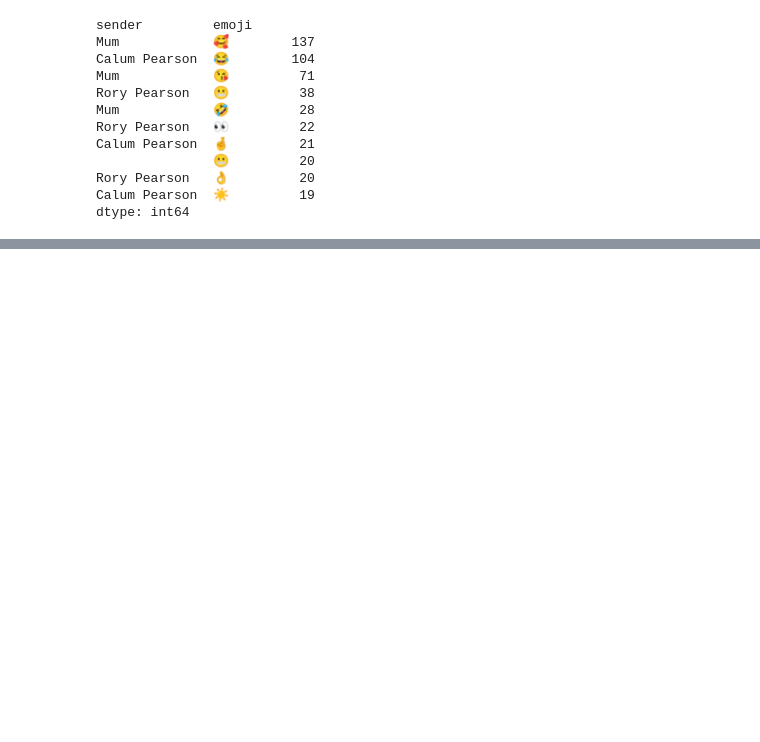
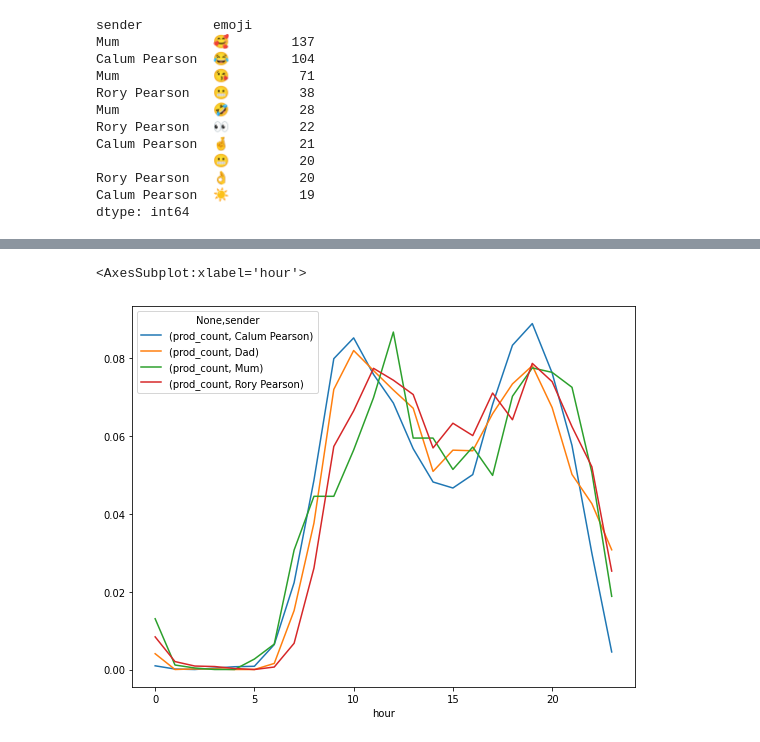
Before and after one commit to rorypearson26/convo-analytics, a Jupyter notebook: jupyter_mess/initial_lookin.ipynb, the cells around one changed output, grey strips where cells are left out. Saved outputs shown, nothing was run; the diff lists cells and outputs as text; code cells hidden in the pictures; blank space fills up the shorter version.

```diff
--- a/jupyter_mess/initial_lookin.ipynb
+++ b/jupyter_mess/initial_lookin.ipynb
@@ -307,0 +309,5 @@ data = d.to_dict()
+# %%
+df2 = df.groupby(['sender', 'hour']).size().reset_index(name='prod_count')
+s = df.sender.value_counts()
+df2['prod_count'] = df2['prod_count'].div(df2['sender'].map(s))
+df2
@@ -307,0 +332,8 @@ data = d.to_dict()
+# %%
+g2 = df2.groupby(['sender', 'hour']).sum()
+df3 = g2.unstack('sender')
+df3.replace(np.nan, 0, inplace=True)
+df3.plot(kind='line', figsize=(9, 7))
+# %% [output]
+<AxesSubplot:xlabel='hour'>
+[figure, added]
```
Also changed, not shown: parts of 12 cells of this notebook.
